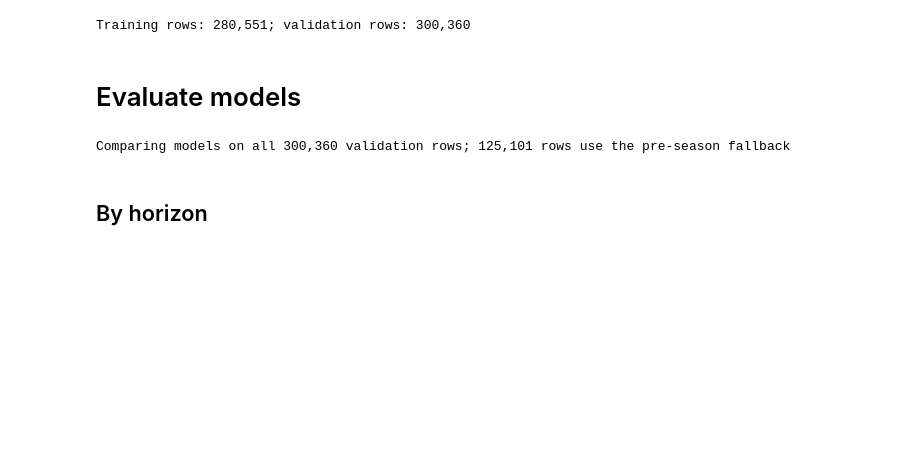
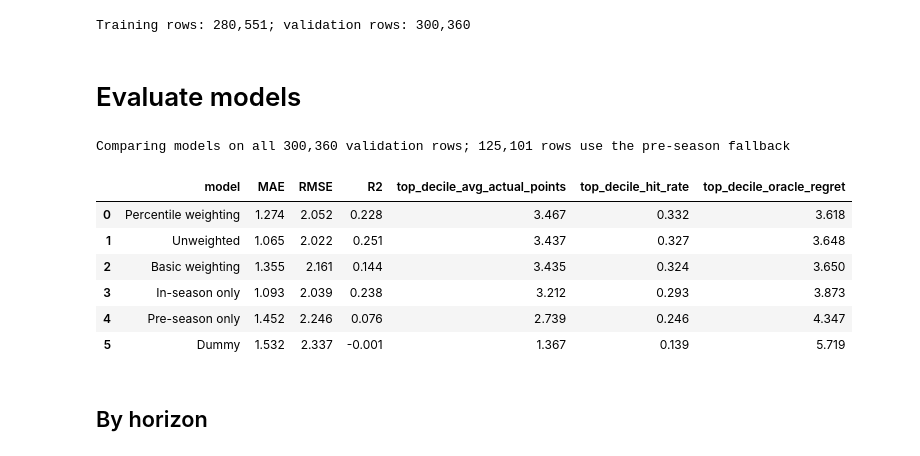
Before and after one commit to calumthompson/fantasy_football_v2, a Jupyter notebook: training/notebooks/ensemble_model.ipynb, the cells around one changed output. Cells and saved outputs as stored; diff of their text form; code cells hidden in the pictures; blank space fills up the shorter version.

```diff
--- a/training/notebooks/ensemble_model.ipynb
+++ b/training/notebooks/ensemble_model.ipynb
@@ -190,34 +192,40 @@ def evaluate_predictions(prediction_column, top_fraction=0.10):
                 fixture_gameweek_df.nlargest(top_decile_size, "actual")["actual"].mean()
                 - predicted_top_df["actual"].mean()
             ),
         })
 
     top_decile_metrics = pd.DataFrame(top_decile_results).mean()
     return {
         "MAE": mean_absolute_error(evaluation_df["actual"], evaluation_df["predicted"]),
         "RMSE": root_mean_squared_error(evaluation_df["actual"], evaluation_df["predicted"]),
         "R2": r2_score(evaluation_df["actual"], evaluation_df["predicted"]),
         **top_decile_metrics.to_dict(),
     }
 
 comparison_table = (
     pd.DataFrame.from_dict(
         {
             model_name: evaluate_predictions(prediction_column)
             for model_name, prediction_column in MODEL_SCORE_COLUMNS.items()
         },
         orient="index",
     )
     .rename_axis("model")
     .reset_index()
     .sort_values("top_decile_avg_actual_points", ascending=False)
     .reset_index(drop=True)
 )
 
 comparison_table.round(3)
-comparison_table.to_clipboard()
 # %% [output]
 Comparing models on all 300,360 validation rows; 125,101 rows use the pre-season fallback
+|  | model | MAE | RMSE | R2 | top_decile_avg_actual_points | top_decile_hit_rate | top_decile_oracle_regret |
+| 0 | Percentile weighting | 1.274 | 2.052 | 0.228 | 3.467 | 0.332 | 3.618 |
+| 1 | Unweighted | 1.065 | 2.022 | 0.251 | 3.437 | 0.327 | 3.648 |
+| 2 | Basic weighting | 1.355 | 2.161 | 0.144 | 3.435 | 0.324 | 3.650 |
+| 3 | In-season only | 1.093 | 2.039 | 0.238 | 3.212 | 0.293 | 3.873 |
+| 4 | Pre-season only | 1.452 | 2.246 | 0.076 | 2.739 | 0.246 | 4.347 |
+| 5 | Dummy | 1.532 | 2.337 | -0.001 | 1.367 | 0.139 | 5.719 |
 # %% [markdown]
 ## By horizon
 # %%
```
Also changed, not shown: parts of 8 cells of this notebook, 15 other files.
